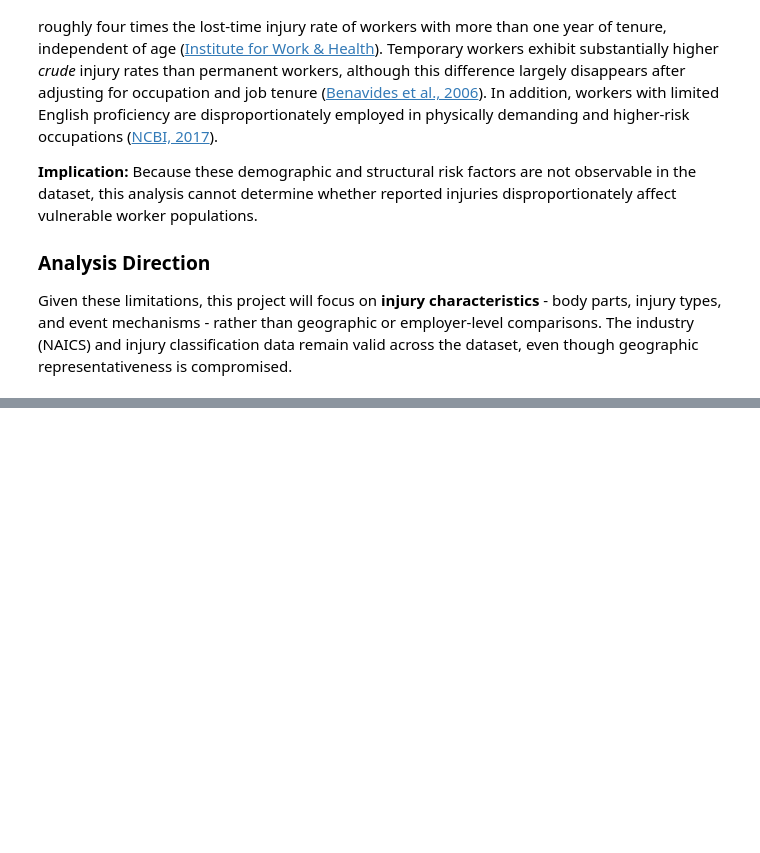
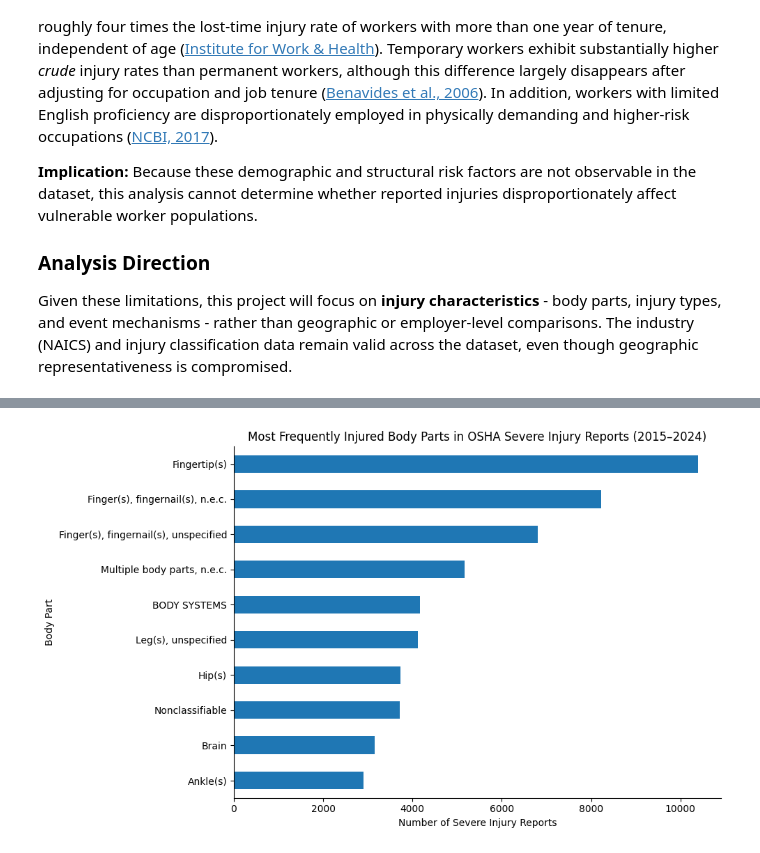
Before and after one commit to CourtneyMandela/occupational_injury_trends, a Jupyter notebook: notebooks/osha_severe_injury.ipynb, the cells around one changed output, grey strips where cells are left out. Cells and saved outputs as stored; diff of their text form; code cells hidden in the pictures; blank space fills up the shorter version.

Commit message:
Add analysis of most frequently injured body parts

```diff
--- a/notebooks/osha_severe_injury.ipynb
+++ b/notebooks/osha_severe_injury.ipynb
@@ -786,0 +804,26 @@ Given these limitations, this project will focus on **injury characteristics** -
+# %%
+# what body parts are most subject to severe injury?
+# will use a bar chart as they are good for comparing numerical values and showing rankings
+
+#get top 10 most frequently injured body parts
+top_body_parts = df["Part_of_Body_Title"].value_counts().head(10)
+
+#plot out the results
+fig, ax = plt.subplots(figsize=(10, 6))
+top_body_parts.sort_values().plot(kind="barh", ax=ax, color="#1f77b4")
+
+# label chart and axes
+ax.set_xlabel("Number of Severe Injury Reports")
+ax.set_ylabel("Body Part")
+ax.set_title("Most Frequently Injured Body Parts in OSHA Severe Injury Reports (2015–2024)")
+
+#Neutral colors used, clear easily understandable labelling, ranked from highest to lowest frequnecy, x-axis starts at 0
+
+# Remove top and right spines for cleaner look
+ax.spines["top"].set_visible(False)
+ax.spines["right"].set_visible(False)
+
+plt.tight_layout()
+plt.show()
+# %% [output]
+[figure, added]
```
Also changed, not shown: parts of 2 cells of this notebook.
